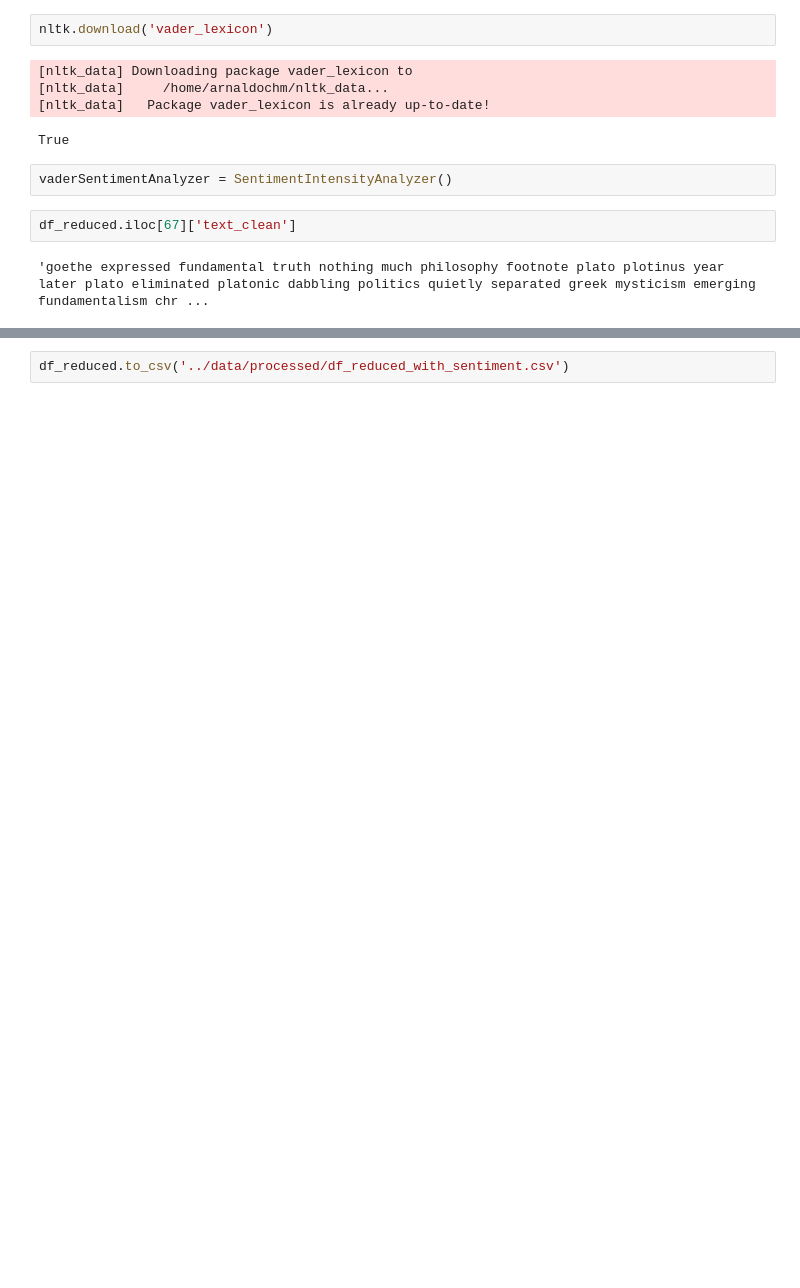
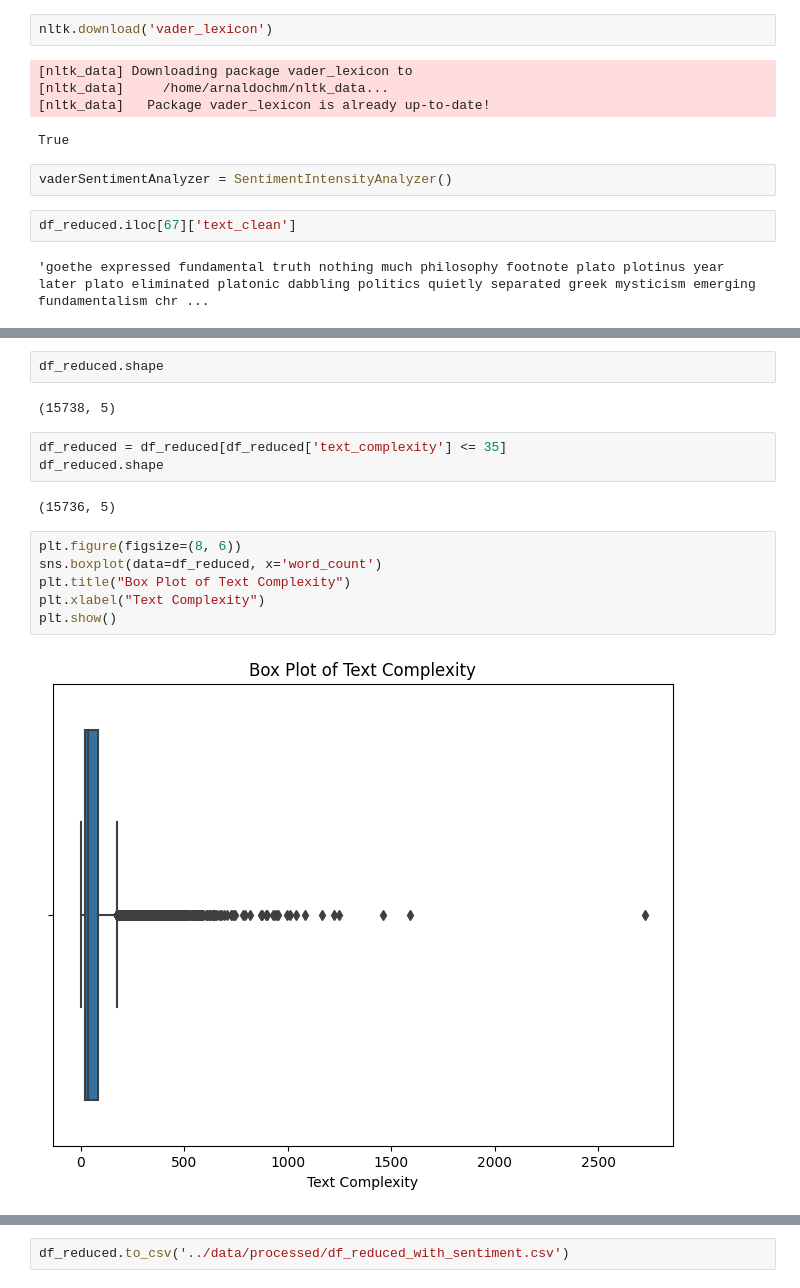
Before and after one commit to arnaldochm/final_project_nlp, a Jupyter notebook: notebooks/notebook_Text_Preprocesing_and_Sentiment_Analysis.ipynb, the cells around one changed output, grey strips where cells are left out. Drawn from its saved outputs; the diff is of its cells as text; blank space fills up the shorter version.

```diff
--- a/notebooks/notebook_Text_Preprocesing_and_Sentiment_Analysis.ipynb
+++ b/notebooks/notebook_Text_Preprocesing_and_Sentiment_Analysis.ipynb
@@ -199,0 +278,17 @@ df_reduced.sample(10)
+# %%
+df_reduced.shape
+# %% [output]
+(15738, 5)
+# %%
+df_reduced = df_reduced[df_reduced['text_complexity'] <= 35]
+df_reduced.shape
+# %% [output]
+(15736, 5)
+# %%
+plt.figure(figsize=(8, 6))
+sns.boxplot(data=df_reduced, x='word_count')
+plt.title("Box Plot of Text Complexity")
+plt.xlabel("Text Complexity")
+plt.show()
+# %% [output]
+[figure, added]
```
Also changed, not shown: parts of 26 cells of this notebook.
